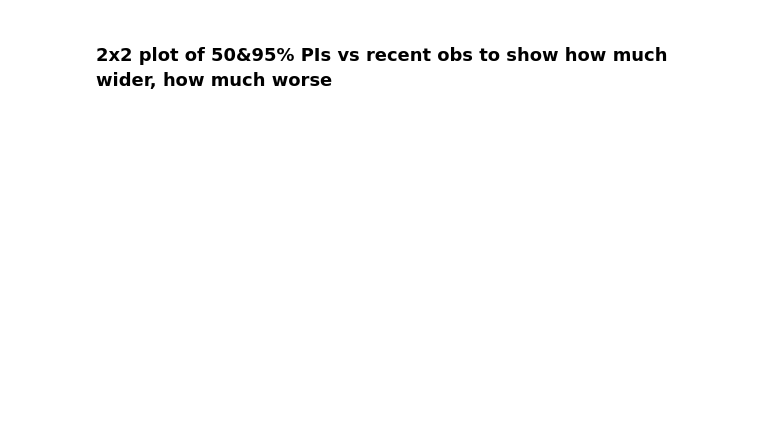
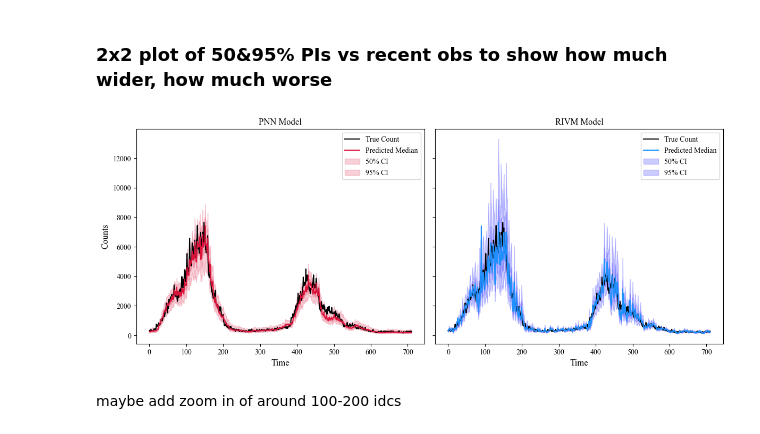
Before and after one commit to silaskoemen/NowcastPNN, a Jupyter notebook: src/model_comparisons.ipynb, the cells around one changed output. Drawn from its saved outputs; the diff is of its cells as text; code cells hidden in the pictures; blank space fills up the shorter version.

```diff
--- a/src/model_comparisons.ipynb
+++ b/src/model_comparisons.ipynb
@@ -181,8 +181,11 @@ test_loader = DataLoader(dataset, batch_size=TEST_BATCH_SIZE, sampler=test_sampl
 # %% [output]
 2922 2013-01-01 00:00:00 2020-12-31 00:00:00
 # %%
-from metrics import RIVM_to_dict, date_to_level_dict
+from metrics import RIVM_to_dict, date_to_level_dict, postprocess_rivm_level
 rivm_dict = RIVM_to_dict(path= "../data/model_predictions/RIVM_list_recent.json")
 levels_rivm = date_to_level_dict(rivm_dict)
-with open('../data/model_predictions/nowcast_pnn_dict.pkl', 'rb') as f:
+levels_rivm = postprocess_rivm_level(levels_rivm)
+epi_dict = Epi_to_dict(path= "../data/model_predictions/epinowcast_list_recent.json")
+levels_epi = date_to_level_dict(epi_dict)
+with open('../data/model_predictions/nowcast_pnn_dict_recent.pkl', 'rb') as f:
     levels_pnn = pickle.load(f)
@@ -225,3 +223,45 @@ IS: under = 6400.003118438382 | spread = 295.6461271850512 | over = 10428.366111
 ## Pica and WIS
 # %% [markdown]
 ### 2x2 plot of 50&95% PIs vs recent obs to show how much wider, how much worse
+# %%
+_, y = next(iter(test_loader))
+y = y.to("cpu").numpy()
+# %%
+import matplotlib.pyplot as plt
+# Create subplots side by side
+fig, axs = plt.subplots(1, 2, figsize=(12, 5), sharey=True)
+
+# Plot PNN model results
+axs[0].plot(y, label='True Count', color='black')
+axs[0].plot(levels_pnn[0], label='Predicted Median', color='crimson')
+
+# Fill between for the confidence intervals
+for l in [0.5, 0.95]:
+    lower, upper = levels_pnn[l]
+    axs[0].fill_between(range(len(y)), lower, upper, color='crimson', alpha=0.2, label=f'{int(100*l)}% CI')
+
+axs[0].set_title('PNN Model')
+axs[0].set_xlabel('Time')
+axs[0].set_ylabel('Counts')
+axs[0].legend()
+
+# Plot RIVM model results
+axs[1].plot(y, label='True Count', color='black')
+axs[1].plot(levels_rivm[0], label='Predicted Median', color='dodgerblue')
+
+# Fill between for the confidence intervals
+for l in [0.5, 0.95]:
+    lower, upper = levels_rivm[l]
+    axs[1].fill_between(range(len(y)), lower, upper, color='blue', alpha=0.2, label=f'{int(100*l)}% CI')
+
+axs[1].set_title('RIVM Model')
+axs[1].set_xlabel('Time')
+axs[1].legend()
+
+# Adjust layout
+plt.tight_layout()
+plt.show()
+# %% [output]
+[figure, added]
+# %% [markdown]
+maybe add zoom in of around 100-200 idcs
```
Also changed, not shown: parts of 9 cells of this notebook, 4 other files.
